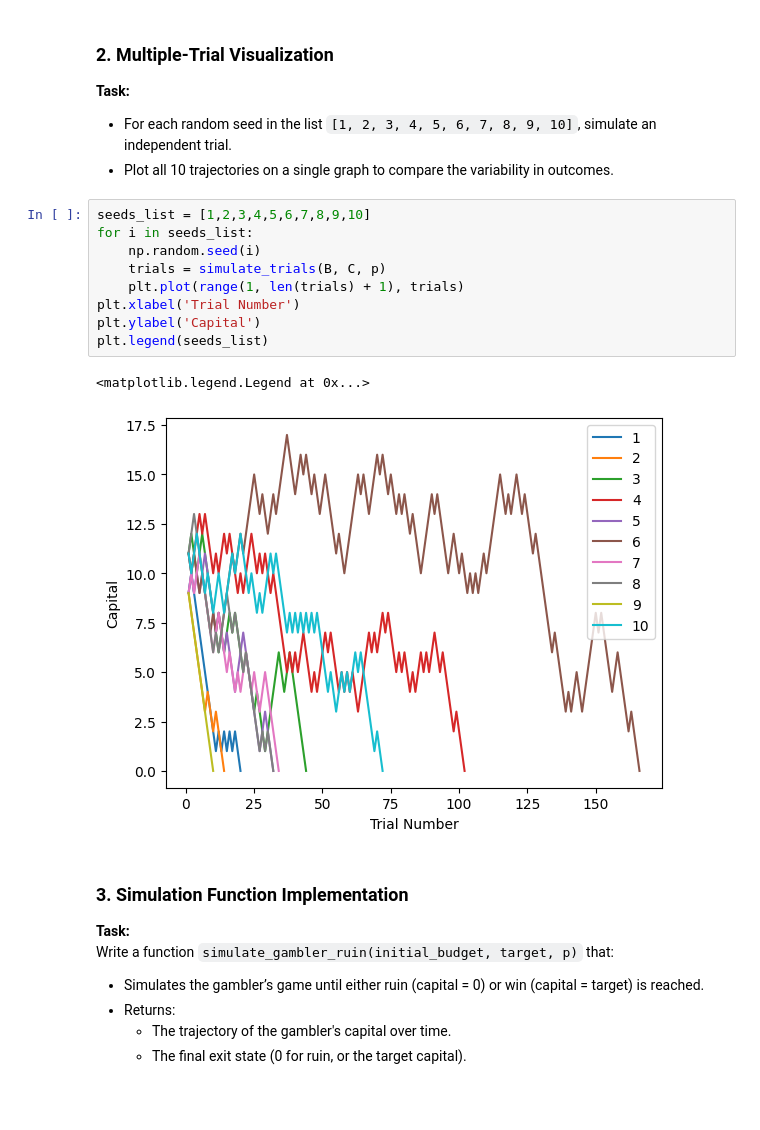
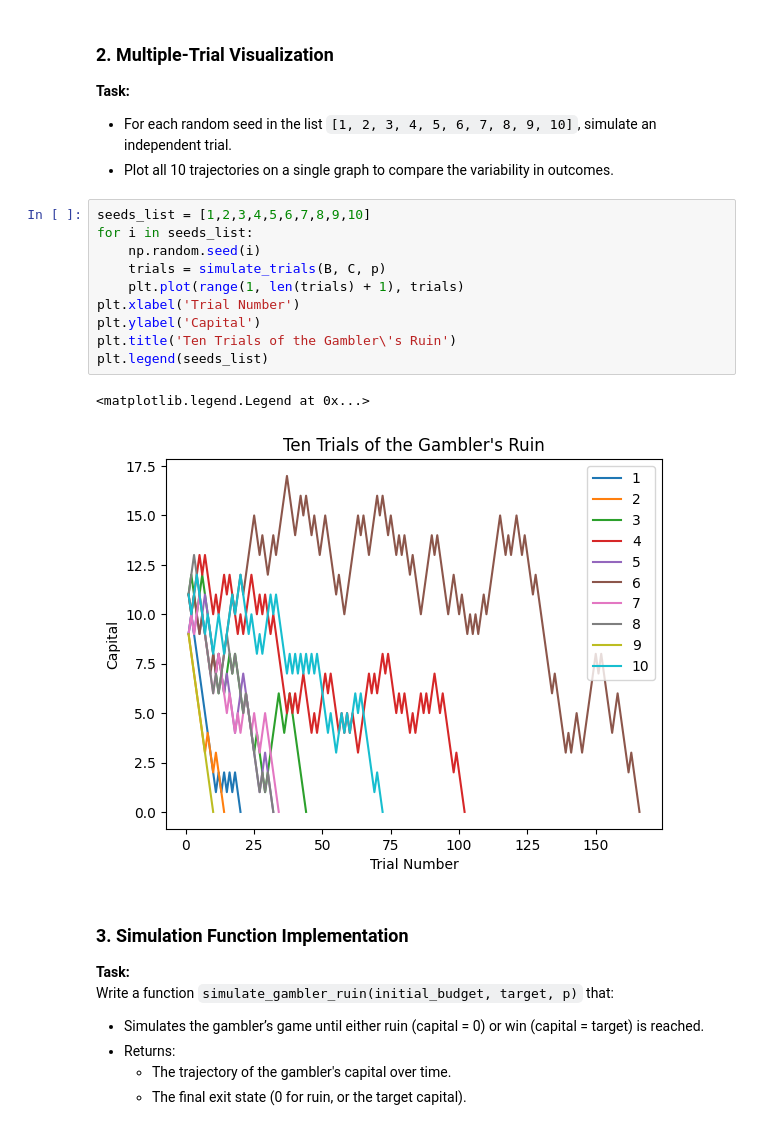
Before and after one commit to D123aniel/STOR535, a Jupyter notebook: Labs/lab3.ipynb, the cells around one changed output. Saved outputs shown, nothing was run; the diff lists cells and outputs as text; blank space fills up the shorter version.

```diff
--- a/Labs/lab3.ipynb
+++ b/Labs/lab3.ipynb
@@ -68,15 +69,16 @@ plt.show()
 # %%
 seeds_list = [1,2,3,4,5,6,7,8,9,10]
 for i in seeds_list:
     np.random.seed(i)
     trials = simulate_trials(B, C, p)
     plt.plot(range(1, len(trials) + 1), trials)
 plt.xlabel('Trial Number')
 plt.ylabel('Capital')
+plt.title('Ten Trials of the Gambler\'s Ruin')
 plt.legend(seeds_list)
 # %% [output]
 <matplotlib.legend.Legend at 0x...>
-[figure, old version]
+[figure, new version]
 # %% [markdown]
 ### 3. Simulation Function Implementation
 
```
Also changed, not shown: parts of 6 cells of this notebook, 1 other file.
